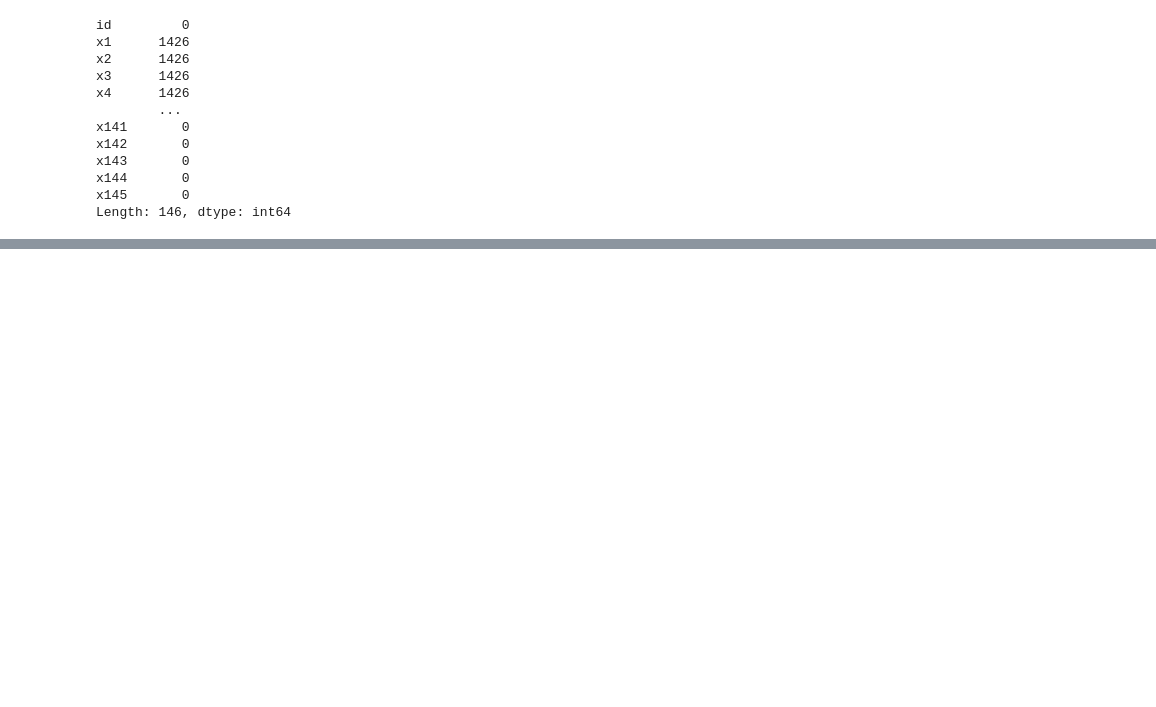
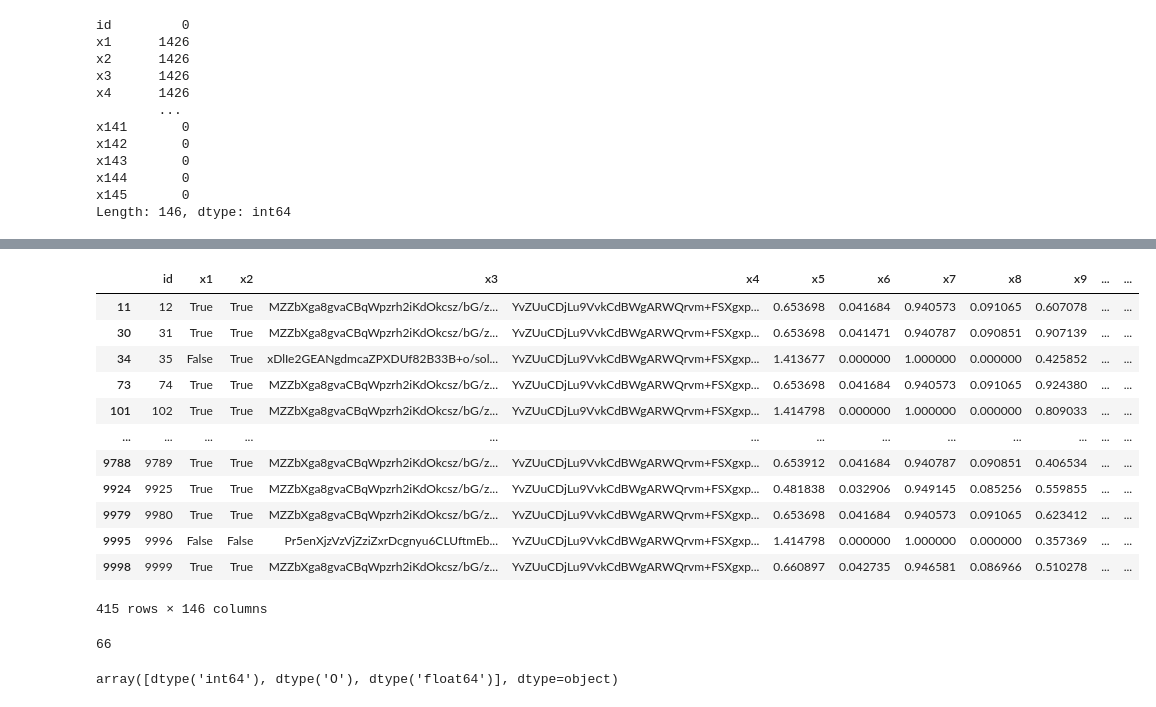
Before and after one commit to V-Nayak/DataScience_Assignments, a Jupyter notebook: Assignment_18_June.ipynb, the cells around one changed output, grey strips where cells are left out. Drawn from its saved outputs; the diff is of its cells as text; code cells hidden in the pictures; blank space fills up the shorter version.

```diff
--- a/Assignment_18_June.ipynb
+++ b/Assignment_18_June.ipynb
@@ -70,0 +140,25 @@ Initial DataFrame:
+# %%
+df12 = df[df['x4'] == 'YvZUuCDjLu9VvkCdBWgARWQrvm+FSXgxp0zIrMjcLBc=']
+df12
+# %% [output]
+|  | id | x1 | x2 | x3 | x4 | x5 | x6 | x7 | x8 | x9 | ... | ... |
+| 11 | 12 | True | True | MZZbXga8gvaCBqWpzrh2iKdOkcsz/bG/z... | YvZUuCDjLu9VvkCdBWgARWQrvm+FSXgxp... | 0.653698 | 0.041684 | 0.940573 | 0.091065 | 0.607078 | ... | ... |
+| 30 | 31 | True | True | MZZbXga8gvaCBqWpzrh2iKdOkcsz/bG/z... | YvZUuCDjLu9VvkCdBWgARWQrvm+FSXgxp... | 0.653698 | 0.041471 | 0.940787 | 0.090851 | 0.907139 | ... | ... |
+| 34 | 35 | False | True | xDlIe2GEANgdmcaZPXDUf82B33B+o/sol... | YvZUuCDjLu9VvkCdBWgARWQrvm+FSXgxp... | 1.413677 | 0.000000 | 1.000000 | 0.000000 | 0.425852 | ... | ... |
+| 73 | 74 | True | True | MZZbXga8gvaCBqWpzrh2iKdOkcsz/bG/z... | YvZUuCDjLu9VvkCdBWgARWQrvm+FSXgxp... | 0.653698 | 0.041684 | 0.940573 | 0.091065 | 0.924380 | ... | ... |
+| 101 | 102 | True | True | MZZbXga8gvaCBqWpzrh2iKdOkcsz/bG/z... | YvZUuCDjLu9VvkCdBWgARWQrvm+FSXgxp... | 1.414798 | 0.000000 | 1.000000 | 0.000000 | 0.809033 | ... | ... |
+| ... | ... | ... | ... | ... | ... | ... | ... | ... | ... | ... | ... | ... |
+| 9788 | 9789 | True | True | MZZbXga8gvaCBqWpzrh2iKdOkcsz/bG/z... | YvZUuCDjLu9VvkCdBWgARWQrvm+FSXgxp... | 0.653912 | 0.041684 | 0.940787 | 0.090851 | 0.406534 | ... | ... |
+| 9924 | 9925 | True | True | MZZbXga8gvaCBqWpzrh2iKdOkcsz/bG/z... | YvZUuCDjLu9VvkCdBWgARWQrvm+FSXgxp... | 0.481838 | 0.032906 | 0.949145 | 0.085256 | 0.559855 | ... | ... |
+| 9979 | 9980 | True | True | MZZbXga8gvaCBqWpzrh2iKdOkcsz/bG/z... | YvZUuCDjLu9VvkCdBWgARWQrvm+FSXgxp... | 0.653698 | 0.041684 | 0.940573 | 0.091065 | 0.623412 | ... | ... |
+| 9995 | 9996 | False | False | Pr5enXjzVzVjZziZxrDcgnyu6CLUftmEb... | YvZUuCDjLu9VvkCdBWgARWQrvm+FSXgxp... | 1.414798 | 0.000000 | 1.000000 | 0.000000 | 0.357369 | ... | ... |
+| 9998 | 9999 | True | True | MZZbXga8gvaCBqWpzrh2iKdOkcsz/bG/z... | YvZUuCDjLu9VvkCdBWgARWQrvm+FSXgxp... | 0.660897 | 0.042735 | 0.946581 | 0.086966 | 0.510278 | ... | ... |
+415 rows × 146 columns
+# %%
+df12.x3.nunique()
+# %% [output]
+66
+# %%
+df.dtypes.unique()
+# %% [output]
+array([dtype('int64'), dtype('O'), dtype('float64')], dtype=object)
```
Also changed, not shown: parts of 29 cells of this notebook.
